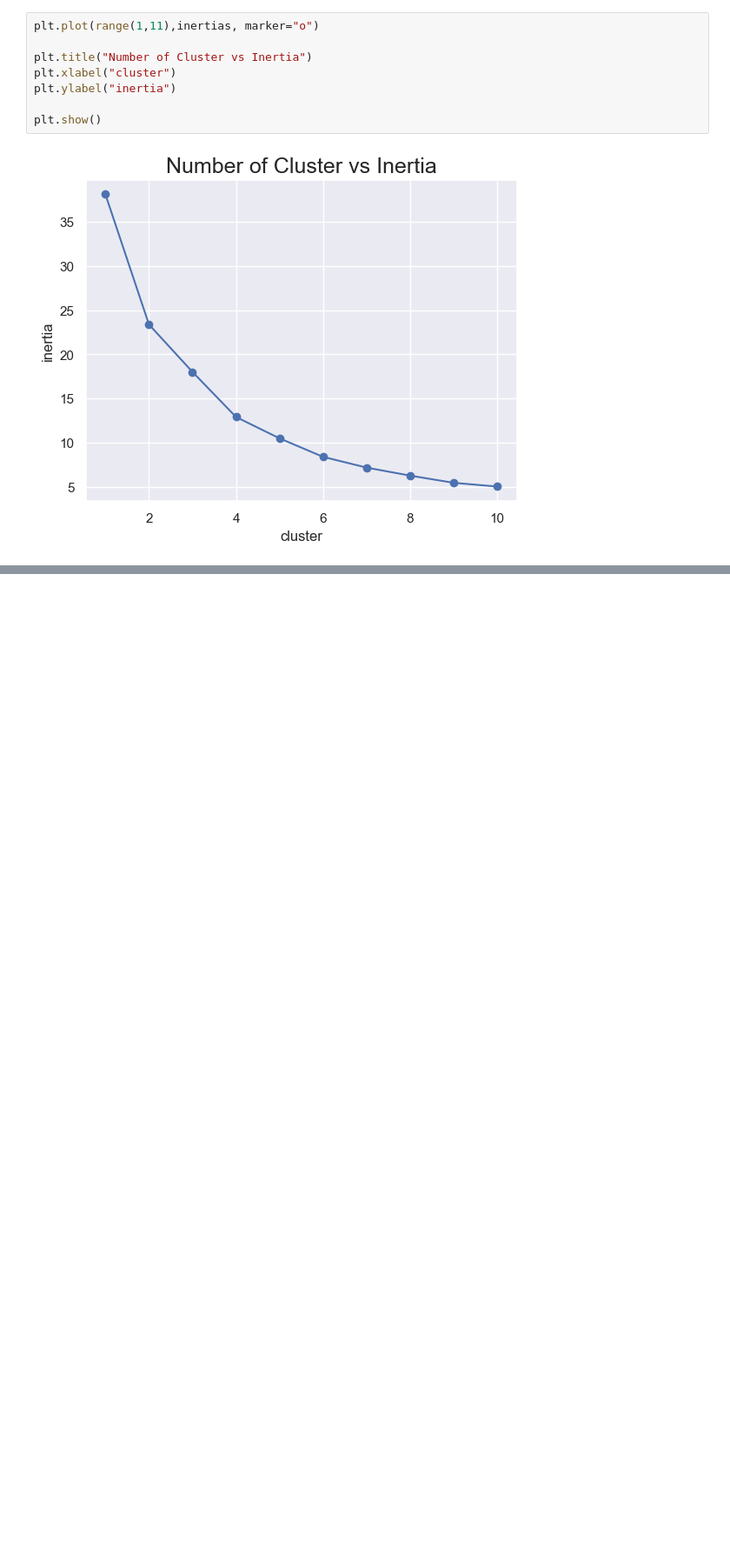
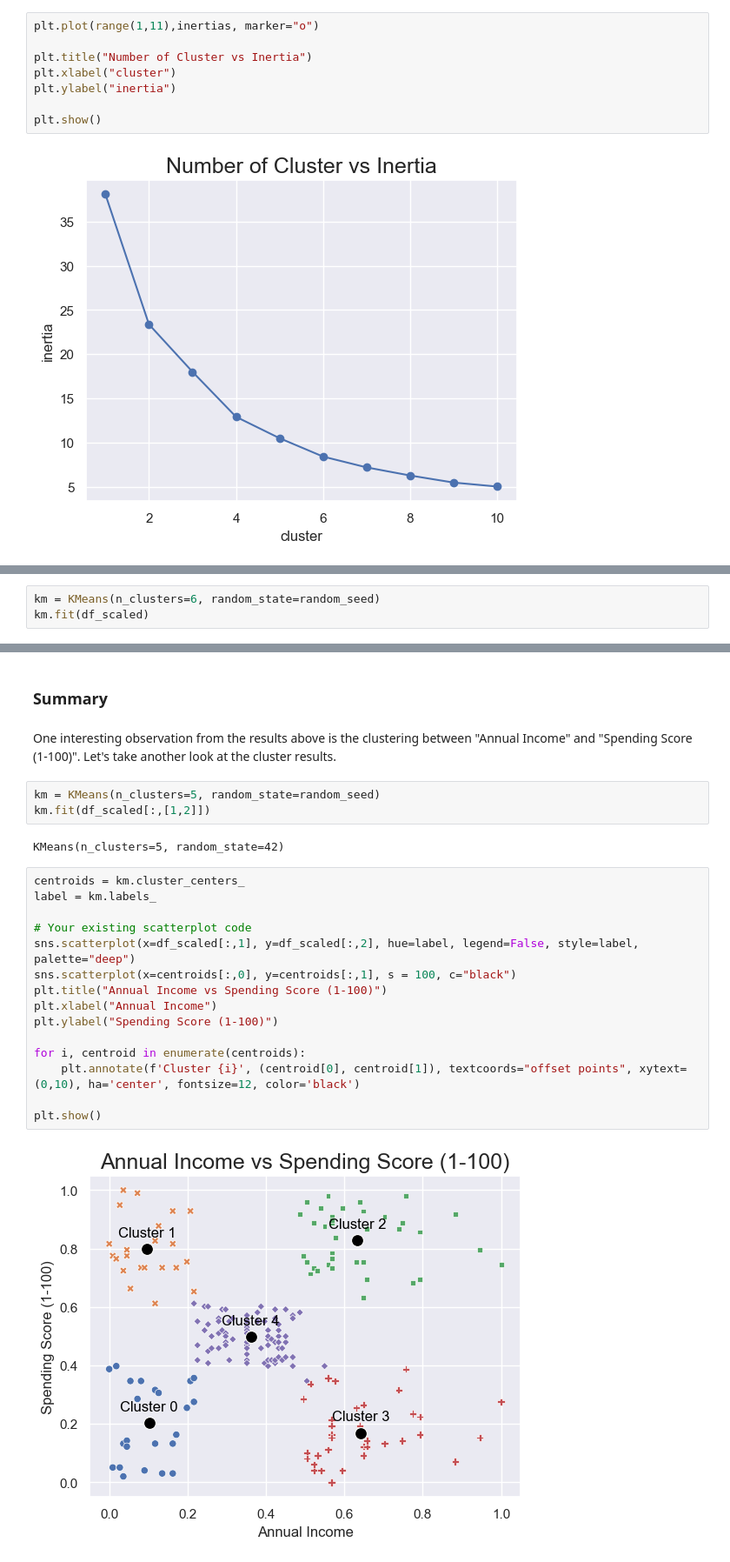
Before and after one commit to aakmalf/projects, a Jupyter notebook: mall-segmentation/notebooks/data.ipynb, the cells around one changed output, grey strips where cells are left out. Shown at 87% size. Cells and saved outputs as stored; diff of their text form; blank space fills up the shorter version.

```diff
--- a/mall-segmentation/notebooks/data.ipynb
+++ b/mall-segmentation/notebooks/data.ipynb
@@ -418,0 +403,3 @@ df.head()
+# %%
+km = KMeans(n_clusters=6, random_state=random_seed)
+km.fit(df_scaled)
@@ -418,0 +420,26 @@ df.head()
+# %% [markdown]
+### Summary
+# %% [markdown]
+One interesting observation from the results above is the clustering between "Annual Income" and "Spending Score (1-100)". Let's take another look at the cluster results.
+# %%
+km = KMeans(n_clusters=5, random_state=random_seed)
+km.fit(df_scaled[:,[1,2]])
+# %% [output]
+KMeans(n_clusters=5, random_state=42)
+# %%
+centroids = km.cluster_centers_
+label = km.labels_
+
+# Your existing scatterplot code
+sns.scatterplot(x=df_scaled[:,1], y=df_scaled[:,2], hue=label, legend=False, style=label, palette="deep")
+sns.scatterplot(x=centroids[:,0], y=centroids[:,1], s = 100, c="black")
+plt.title("Annual Income vs Spending Score (1-100)")
+plt.xlabel("Annual Income")
+plt.ylabel("Spending Score (1-100)")
+
+for i, centroid in enumerate(centroids):
+    plt.annotate(f'Cluster {i}', (centroid[0], centroid[1]), textcoords="offset points", xytext=(0,10), ha='center', fontsize=12, color='black')
+
+plt.show()
+# %% [output]
+[figure, added]
```
Also changed, not shown: parts of 53 cells of this notebook.
